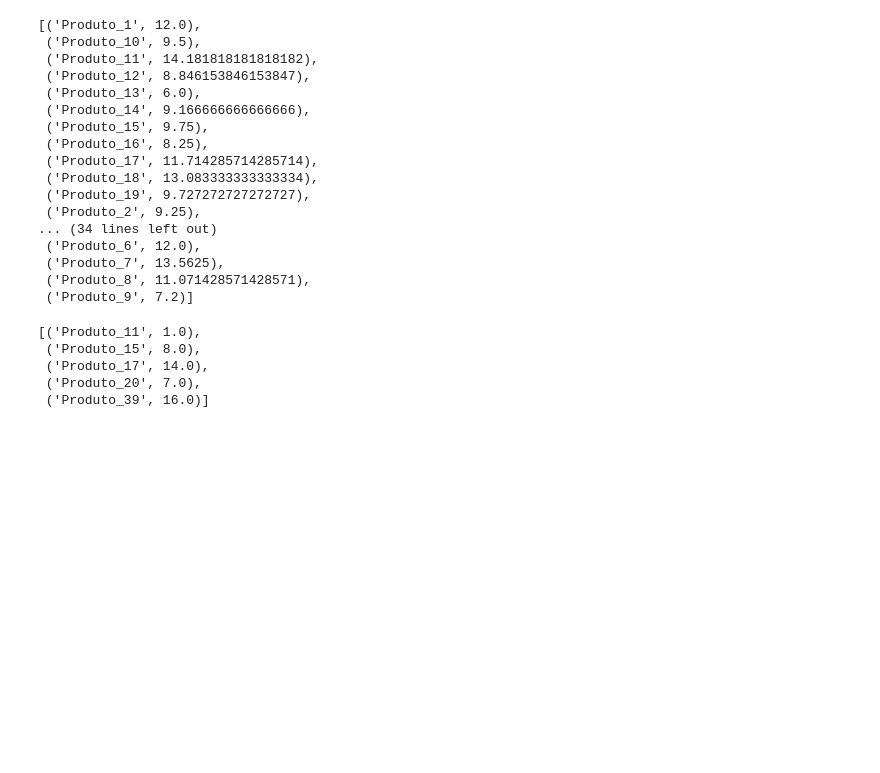
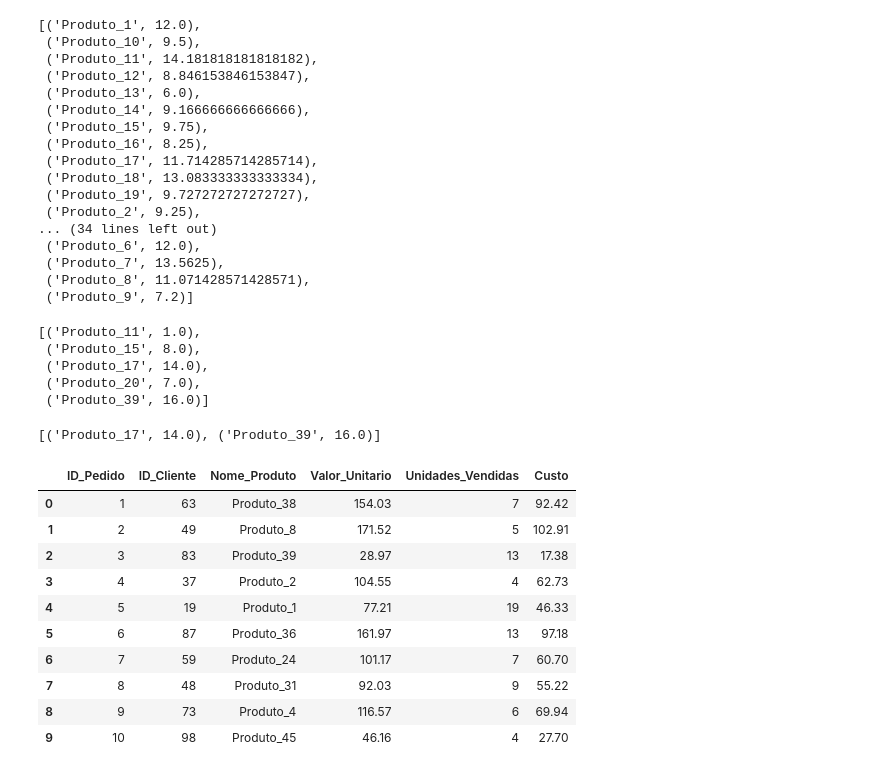
Before and after one commit to Kadu96/DSA-Intro_Python_Analitcs, a Jupyter notebook: PythonDSA/Cap12/SQL.ipynb, the cells around one changed output. Saved outputs shown, nothing was run; the diff lists cells and outputs as text; code cells hidden in the pictures; blank space fills up the shorter version.

```diff
--- a/PythonDSA/Cap12/SQL.ipynb
+++ b/PythonDSA/Cap12/SQL.ipynb
@@ -83,3 +83,14 @@ cursor.fetchall()
  ('Produto_17', 14.0),
  ('Produto_20', 7.0),
  ('Produto_39', 16.0)]
+# %%
+query4 = """
+        SELECT Nome_Produto, AVG(Unidades_Vendidas)
+        FROM tb_vendas_dsa
+        WHERE Valor_Unitario > 199
+        GROUP BY Nome_Produto
+        HAVING AVG(Unidades_Vendidas) > 10"""
+cursor.execute(query4)
+cursor.fetchall()
+# %% [output]
+[('Produto_17', 14.0), ('Produto_39', 16.0)]
@@ -85,0 +100,11 @@ cursor.fetchall()
+# %%
+con= sql.connect("cap12_dsa.db")
+cursor = con.cursor()
+# %%
+query = "SELECT * FROM tb_vendas_dsa"
+cursor.execute(query)
+dados = cursor.fetchall()
+query1 = 'SELECT * FROM tb_vendas_dsa'
+cursor.execute(query1)
+nomes_colunas = [description[0] for description in cursor.description]
+df = pd.DataFrame(dados, columns= nomes_colunas)
@@ -85,0 +114,14 @@ cursor.fetchall()
+# %%
+df.head(10)
+# %% [output]
+|  | ID_Pedido | ID_Cliente | Nome_Produto | Valor_Unitario | Unidades_Vendidas | Custo |
+| 0 | 1 | 63 | Produto_38 | 154.03 | 7 | 92.42 |
+| 1 | 2 | 49 | Produto_8 | 171.52 | 5 | 102.91 |
+| 2 | 3 | 83 | Produto_39 | 28.97 | 13 | 17.38 |
+| 3 | 4 | 37 | Produto_2 | 104.55 | 4 | 62.73 |
+| 4 | 5 | 19 | Produto_1 | 77.21 | 19 | 46.33 |
+| 5 | 6 | 87 | Produto_36 | 161.97 | 13 | 97.18 |
+| 6 | 7 | 59 | Produto_24 | 101.17 | 7 | 60.70 |
+| 7 | 8 | 48 | Produto_31 | 92.03 | 9 | 55.22 |
+| 8 | 9 | 73 | Produto_4 | 116.57 | 6 | 69.94 |
+| 9 | 10 | 98 | Produto_45 | 46.16 | 4 | 27.70 |
```
Also changed, not shown: parts of 6 cells of this notebook.
